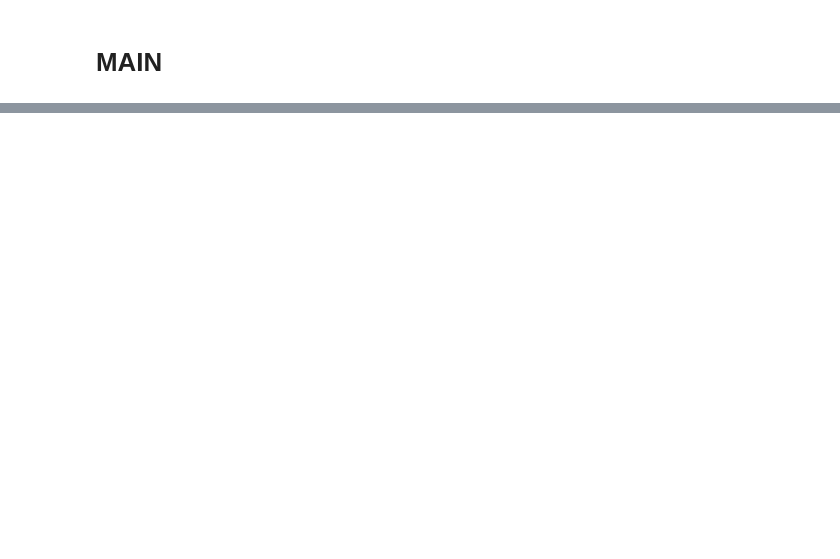
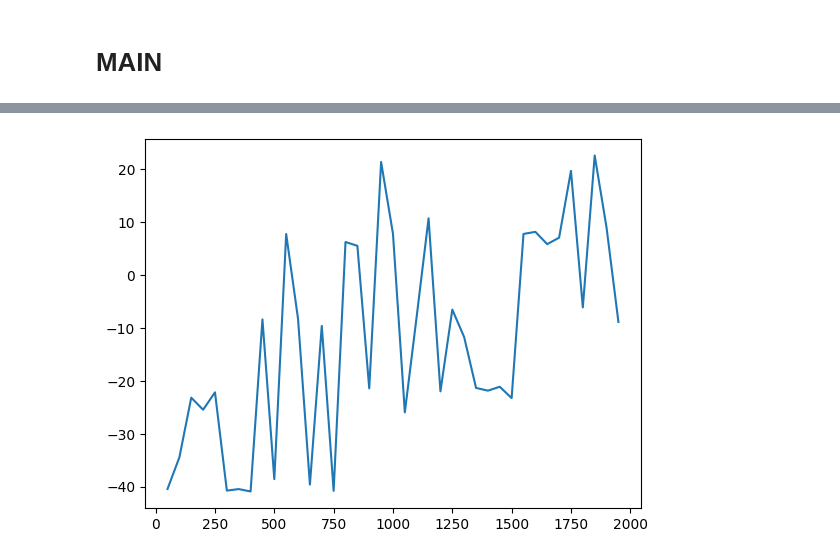
Before and after one commit to Espeox/ProjectBattleTower, a Jupyter notebook: ProjectBarry.ipynb, the cells around one changed output, grey strips where cells are left out. Saved outputs shown, nothing was run; the diff lists cells and outputs as text; code cells hidden in the pictures; blank space fills up the shorter version.

Commit message:
Cleaning Up Code + Proper Run
The code was a mess before, now it's cleaner and one round of running has results cached. Also now trains against the Max Player instead of Random Player

```diff
--- a/ProjectBarry.ipynb
+++ b/ProjectBarry.ipynb
@@ -488,79 +556,65 @@ None
+# %%
+Q_1 = DQN(n_observations, n_actions).to(device)
+Q_2 = DQN(n_observations, n_actions).to(device)
+# transfer parameters from Q_1 to Q_2
+update_parameters(Q_1, Q_2)
+
+# we only train Q_1
+for param in Q_2.parameters():
+    param.requires_grad = False
+
+optimizer1 = torch.optim.Adam(Q_1.parameters(), lr=lr)
+#scheduler1 = StepLR(optimizer1, step_size=lr_step, gamma=lr_gamma) REMOVING SCHEDULER FOR NOW
+
+memory1 = Memory(max_memory_size)
 # %%
-
-#Parameters
-batch_size = 64
-gamma = 0.99
-lr_gamma=0.9
-lr = 0.0001
-lr_step = 100
-horizon = 150
-num_episodes = 500
-min_episodes = 5
-measure_step = 10
-measure_repeats = 10
-eps = 1
-eps_decay = 0.995
-eps_min = 0.1
-update_step = 10
-max_memory_size = 10000
-
-state, info = env.reset()
-n_observations = len(state)
-n_actions = env.action_space.n
-#torch.manual_seed(seed)
-#env.seed(seed)
-
-Q_1 = DQN(n_observations, n_actions).to(device)
-Q_2 = DQN(n_observations, n_actions).to(device)
-# transfer parameters from Q_1 to Q_2
-update_parameters(Q_1, Q_2)
-
-# we only train Q_1
-for param in Q_2.parameters():
-    param.requires_grad = False
-
-optimizer = torch.optim.Adam(Q_1.parameters(), lr=lr)
-scheduler = StepLR(optimizer, step_size=lr_step, gamma=lr_gamma)
-
-memory = Memory(max_memory_size)
+performance_ep = []
 performance = []
 
+#env.background_send_challenge(max_s.username)
+#print("Battle Start")
 for episode in range(num_episodes):
 # display the performance
+    #env.background_send_challenge(max_s.username)
+
     if (episode % measure_step == 0) and episode >= min_episodes:
-        performance.append([episode, evaluate(Q_1, env, measure_repeats)])
+        performance_ep.append(episode)
+        performance.append(evaluate(Q_1, env, measure_repeats))
         print("Episode: ", episode)
-        print("rewards: ", performance[-1][1])
-        print("lr: ", scheduler.get_lr()[0])
+        print("rewards: ", performance[-1])
+        #print("lr: ", scheduler1.get_lr()[0])
         print("eps: ", eps)
 
-    state, info = env.reset()
+    state1, info1 = env.reset()
+    #state1, reward1, done1, _, _ = env.step(1)
 
-    memory.state.append(state)
+    memory1.state.append(state1)
 
-    done = False
+    done1 = False
     i = 0
-    while not done:
+    while not done1:
         i += 1
-        action = select_action(Q_2, env, state, eps)
-        state, reward, done, truncated, _ = env.step(action) #Truncated?
+        action1 = select_action(Q_2, env, state1, eps)
+        state1, reward1, done1, truncated, _ = env.step(action1) #Truncated?
 
         if i > horizon:
-            done = True
+            done1 = True
 
         # save state, action, reward sequence
-        memory.update(state, action, reward, done)
+        memory1.update(state1, action1, reward1, done1)
 
     if episode >= min_episodes and episode % update_step == 0:
         for _ in range(50):
-            train(batch_size, Q_1, Q_2, optimizer, memory, lr_gamma)
+            train(batch_size, Q_1, Q_2, optimizer1, memory1, lr_gamma)
 
         # transfer new parameter from Q_1 to Q_2
         update_parameters(Q_1, Q_2)
 
     # update learning rate and eps
-    scheduler.step()
+    #scheduler1.step()
+    #state1, info1 = env.reset()
     eps = max(eps*eps_decay, eps_min)
 
-    print(performance)
+
+plt.plot(np.array(performance_ep), np.array(performance))
 # %% [output]
@@ -603,0 +644 @@ Game Won
+[figure, added]
```
Also changed, not shown: parts of 52 cells of this notebook, 2 other files.
